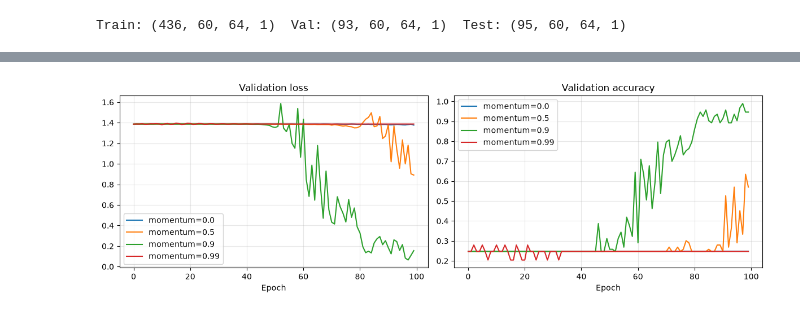
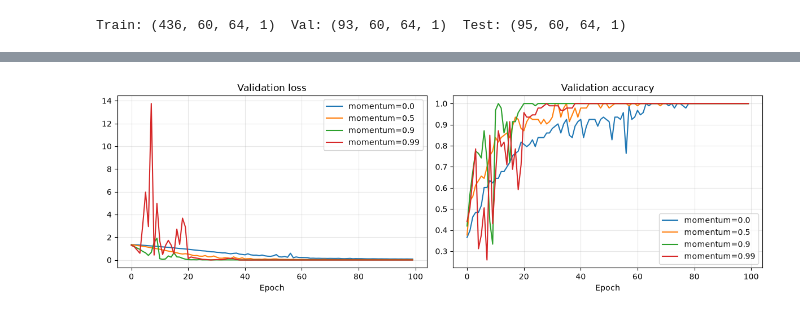
Before and after one commit to SandulRanmuthu/RocogniX_Classification_Assignment, a Jupyter notebook: modelA.ipynb, the cells around one changed output, grey strips where cells are left out. Drawn from its saved outputs; the diff is of its cells as text; code cells hidden in the pictures.

Commit message:
Added batch normalization and standardized data

```diff
--- a/modelA.ipynb
+++ b/modelA.ipynb
@@ -56,7 +56,7 @@ for split, folder in SPLITS.items():
 # %%
 # ---- Settings ----
 IMG_H, IMG_W = 60, 64              # height, width of every image
-CLASSES = ["left", "right", "straight", "up"]
+CLASSES = ["straight", "left", "right", "up"]
 NUM_CLASSES = len(CLASSES)
 
 def load_split(folder):
@@ -81,3 +81,13 @@ X_test,  y_test  = load_split(os.path.join(DATA_DIR, SPLITS["test"]))
 print(f"Train: {X_train.shape}  Val: {X_val.shape}  Test: {X_test.shape}")
 # %% [output]
 Train: (436, 60, 64, 1)  Val: (93, 60, 64, 1)  Test: (95, 60, 64, 1)
+# %%
+# Standardize using training-set statistics only (same as Model B)
+X_mean, X_std = X_train.mean(), X_train.std()
+print(f"Train mean={X_mean:.4f}, std={X_std:.4f}")
+
+X_train_n = (X_train - X_mean) / X_std
+X_val_n   = (X_val   - X_mean) / X_std
+X_test_n  = (X_test  - X_mean) / X_std
+
+print("Normalised train mean/std:", X_train_n.mean().round(4), X_train_n.std().round(4))
@@ -310,10 +353,11 @@ plt.show()
 from sklearn.metrics import confusion_matrix, classification_report
 import seaborn as sns
 
-test_loss, test_accuracy = model_A.evaluate(X_test, y_test, verbose=1)
+
+test_loss, test_accuracy = model_A.evaluate(X_test_n, y_test, verbose=1)
 print(f"Test Accuracy: {test_accuracy*100:.2f}%")
 
-y_pred = np.argmax(model_A.predict(X_test), axis=1)
+y_pred = np.argmax(model_A.predict(X_test_n), axis=1)
 
 cm = confusion_matrix(y_test, y_pred)
 plt.figure(figsize=(6,5))
@@ -343,17 +387,15 @@ weighted avg     0.9793    0.9789    0.9789        95
 # %%
-from tensorflow.keras.optimizers import SGD
-
 optimizers = {
     "Adam (lr=1e-3)":               lambda: Adam(learning_rate=1e-3),
     "SGD (lr=5e-2)":                lambda: SGD(learning_rate=5e-2),
-    "SGD + momentum 0.9 (lr=5e-2)": lambda: SGD(learning_rate=5e-2, momentum=0.9),
+    "SGD + momentum 0.9 (lr=1e-2)": lambda: SGD(learning_rate=1e-2, momentum=0.9),
 }
 
 opt_results = {}
 for name, make_opt in optimizers.items():
     print(f"Training with {name} ...")
     model, history, timer = train(make_opt(), epochs=EPOCHS)
-    test_loss, test_acc = model.evaluate(X_test, y_test, verbose=0)
+    test_loss, test_acc = model.evaluate(X_test_n, y_test, verbose=0)
     opt_results[name] = {"history": history.history,
                          "test_acc": test_acc,
                          "sec_per_epoch": np.mean(timer.times[1:])}
@@ -400,7 +442,7 @@ momentum_runs = {}
 
 for m in [0.0, 0.5, 0.9, 0.99]:
     _, h, _ = train(
-        SGD(learning_rate=5e-2, momentum=m),
+        SGD(learning_rate=1e-2, momentum=m),
         epochs=EPOCHS
     )
     momentum_runs[m] = h.history
@@ -417,7 +459,7 @@ for m in [0.0, 0.5, 0.9, 0.99]:
     epoch_str = epoch_90 if epoch_90 is not None else "never"
 
     print(
-        f"lr=5e-2, m={m:<5} "
+        f"lr=1e-2, m={m:<5} "
         f"best val acc {best_acc:.3f}   "
         f"epoch to 90%: {epoch_str}"
     )
@@ -447 +489 @@ lr=5e-2, m=0.99  best val acc 0.280   epoch to 90%: never
-[figure, old version]
+[figure, new version]
```
Also changed, not shown: parts of 13 cells of this notebook, 1 other file.
